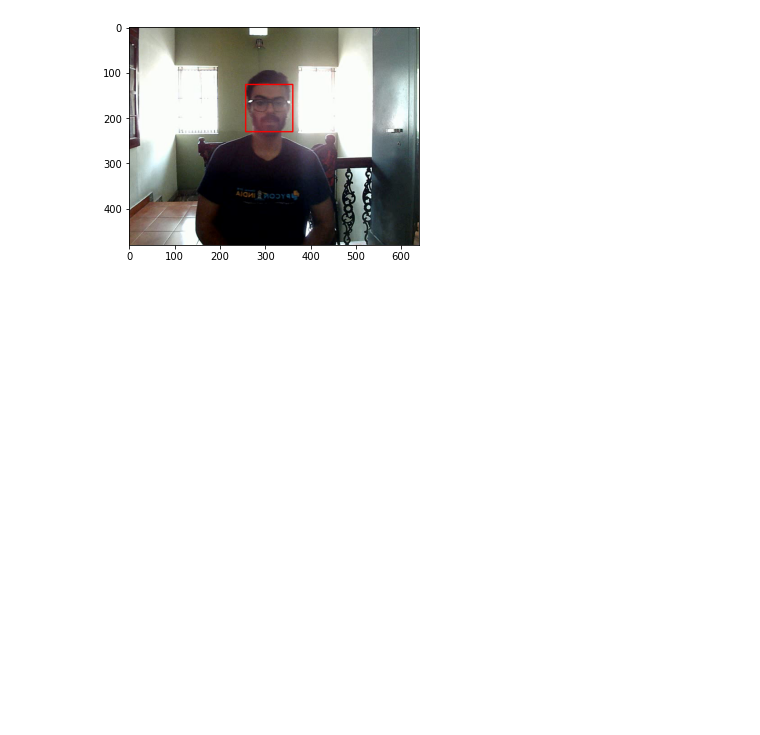
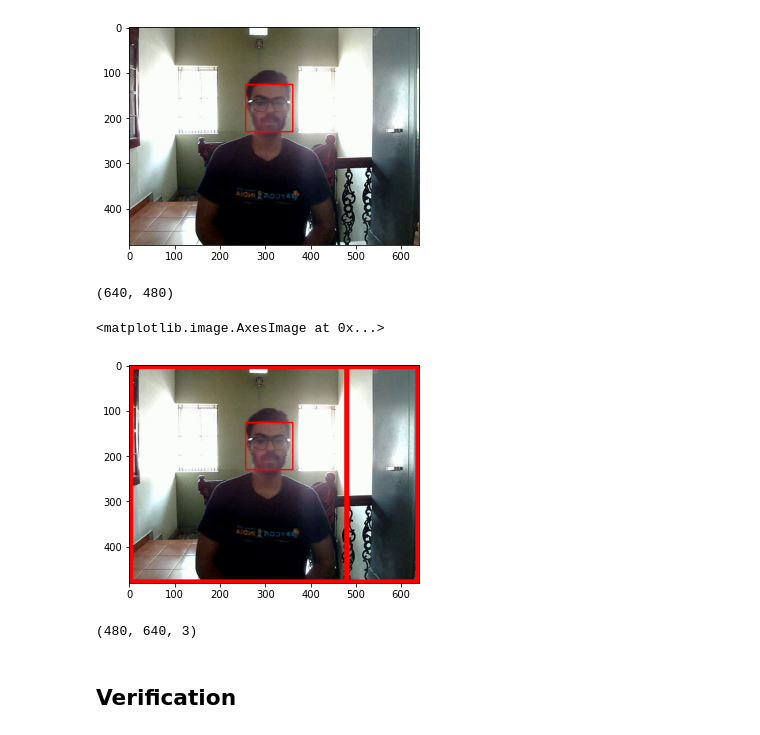
Before and after one commit to jjmachan/Who-art-thou, a Jupyter notebook: Face Verifier.ipynb, the cells around one changed output. Cells and saved outputs as stored; diff of their text form; code cells hidden in the pictures; blank space fills up the shorter version.

```diff
--- a/Face tracker.ipynb
+++ b/Face Verifier.ipynb
@@ -101,3 +101,21 @@ plt.imshow(frame)
 # %% [output]
 <matplotlib.image.AxesImage at 0x...>
 [figure]
+# %%
+frame.shape[1::-1]
+# %% [output]
+(640, 480)
+# %%
+# mark matched!
+cv2.rectangle(frame, (0, 0),
+              frame.shape[1::-1], (255, 0, 0), 15)
+plt.imshow(frame)
+# %% [output]
+<matplotlib.image.AxesImage at 0x...>
+[figure, added]
+# %%
+frame.shape
+# %% [output]
+(480, 640, 3)
+# %% [markdown]
+## Verification
```
Also changed, not shown: parts of 8 cells of this notebook, 1 other file.
